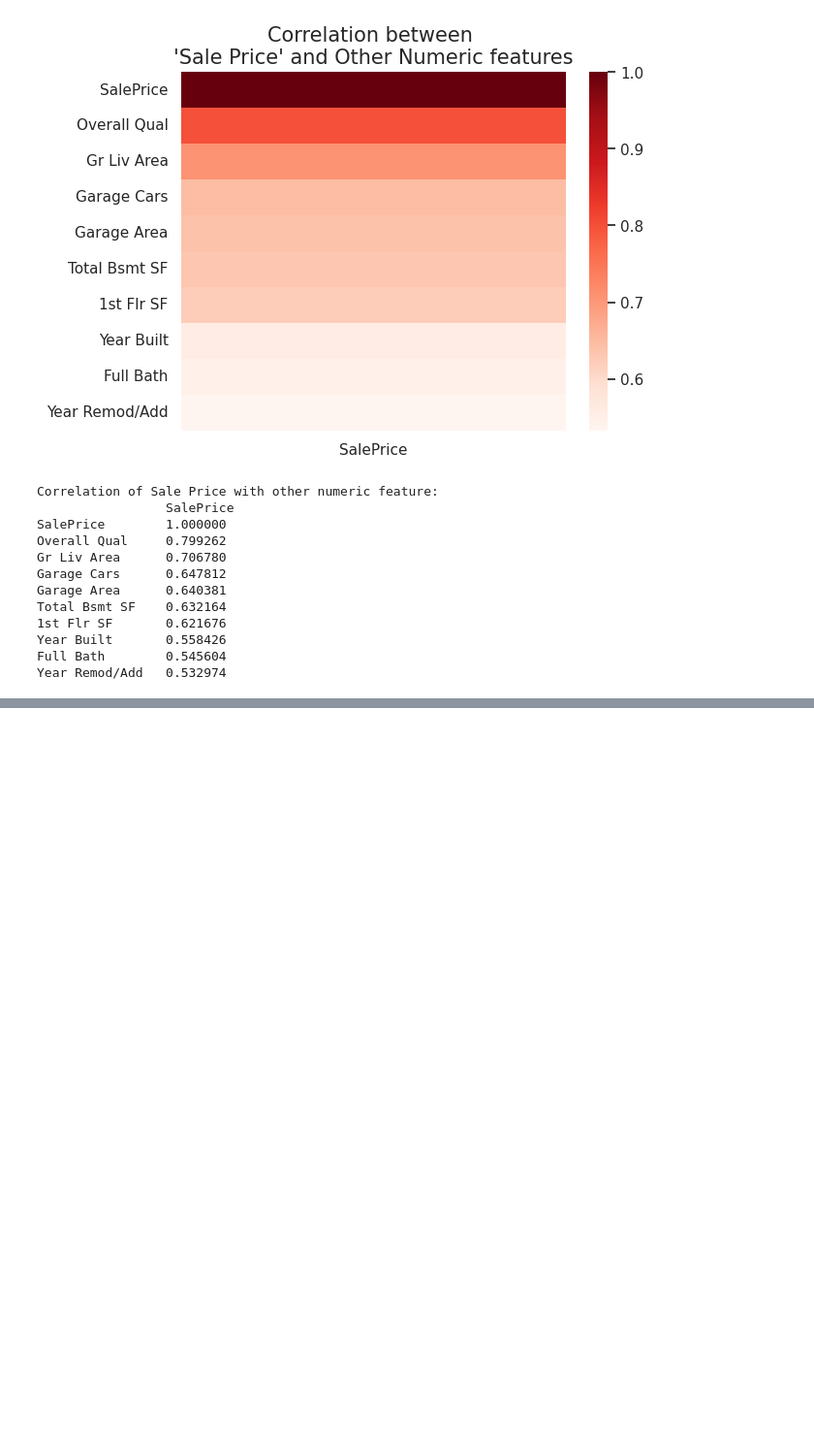
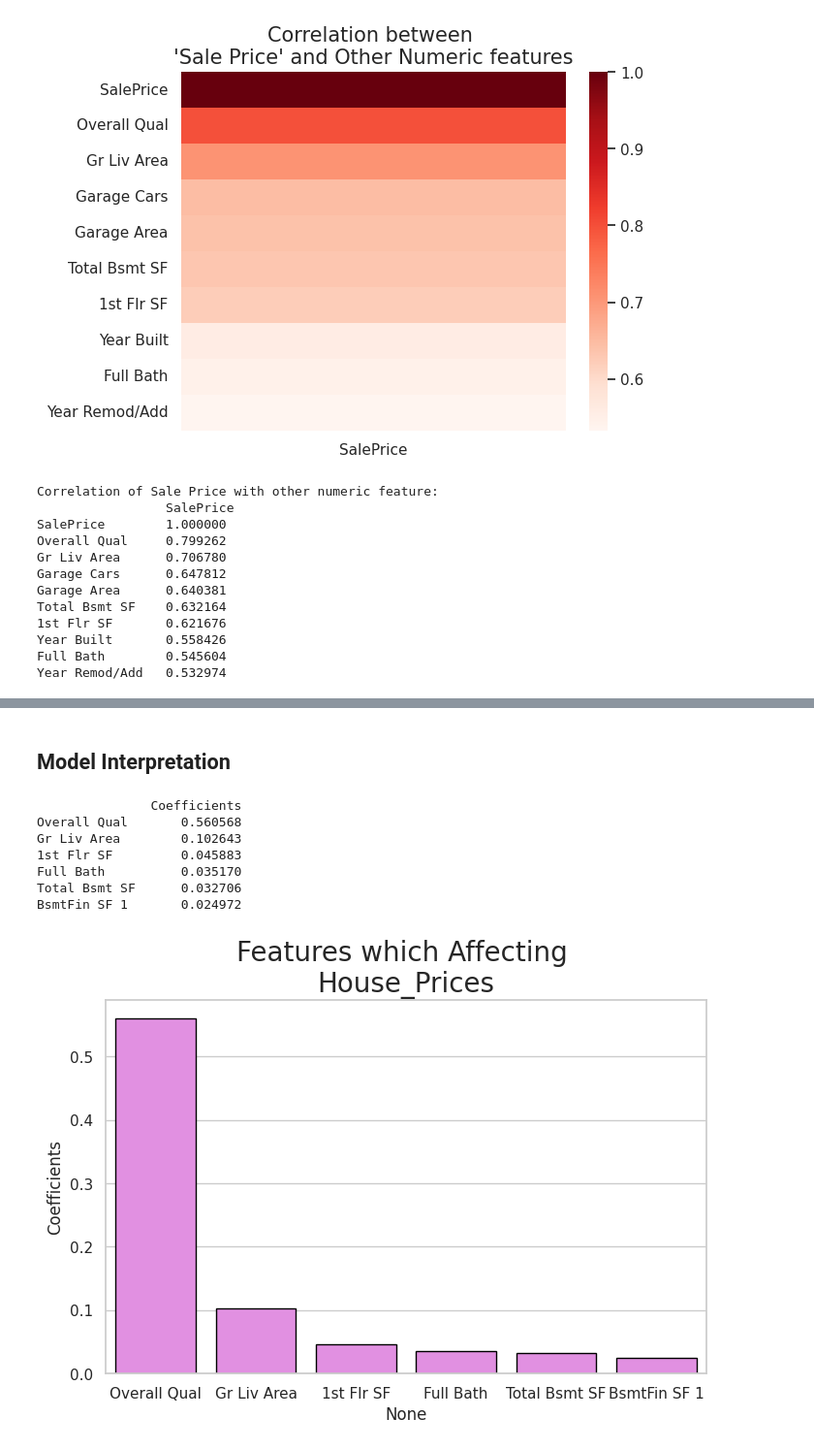
Before and after one commit to ArthJain123/House-Price-Prediction-using-Machine-Learning, a Jupyter notebook: House_Price_Prediction.ipynb, the cells around one changed output, grey strips where cells are left out. Shown at 97% size. Cells and saved outputs as stored; diff of their text form; code cells hidden in the pictures; blank space fills up the shorter version.

```diff
--- a/House_Price_Prediction.ipynb
+++ b/House_Price_Prediction.ipynb
@@ -391,0 +427,9 @@ Year Remod/Add   0.532974
+# %%
+# ==================================== Data Selection =====================================
+
+
+X = data.drop("SalePrice",axis = 1)
+
+y = data["SalePrice"]
+
+X_train,X_test,y_train,y_test = train_test_split(X,y,test_size = 0.4,random_state = 42)
@@ -391,0 +561,25 @@ Year Remod/Add   0.532974
+# %% [markdown]
+## Model Interpretation
+# %%
+# ===================================== Features which Affecting House_Prices =========================================
+
+plt.figure(figsize = (8,5))
+
+plt.title("Features which Affecting \nHouse_Prices",fontsize = 20)
+
+feature_imp = pd.DataFrame(dict(Importance = forest_model.feature_importances_),index = X.columns)
+
+feature_imp = feature_imp.sort_values(by = "Importance",ascending = False).head(6)
+print(feature_imp)
+
+sns.barplot(x = feature_imp.index,y = "Importance",data = feature_imp,color = "violet",edgecolor = "black")
+plt.show()
+# %% [output]
+               Coefficients
+Overall Qual       0.560568
+Gr Liv Area        0.102643
+1st Flr SF         0.045883
+Full Bath          0.035170
+Total Bsmt SF      0.032706
+BsmtFin SF 1       0.024972
+[figure, added]
```
Also changed, not shown: parts of 13 cells of this notebook.
